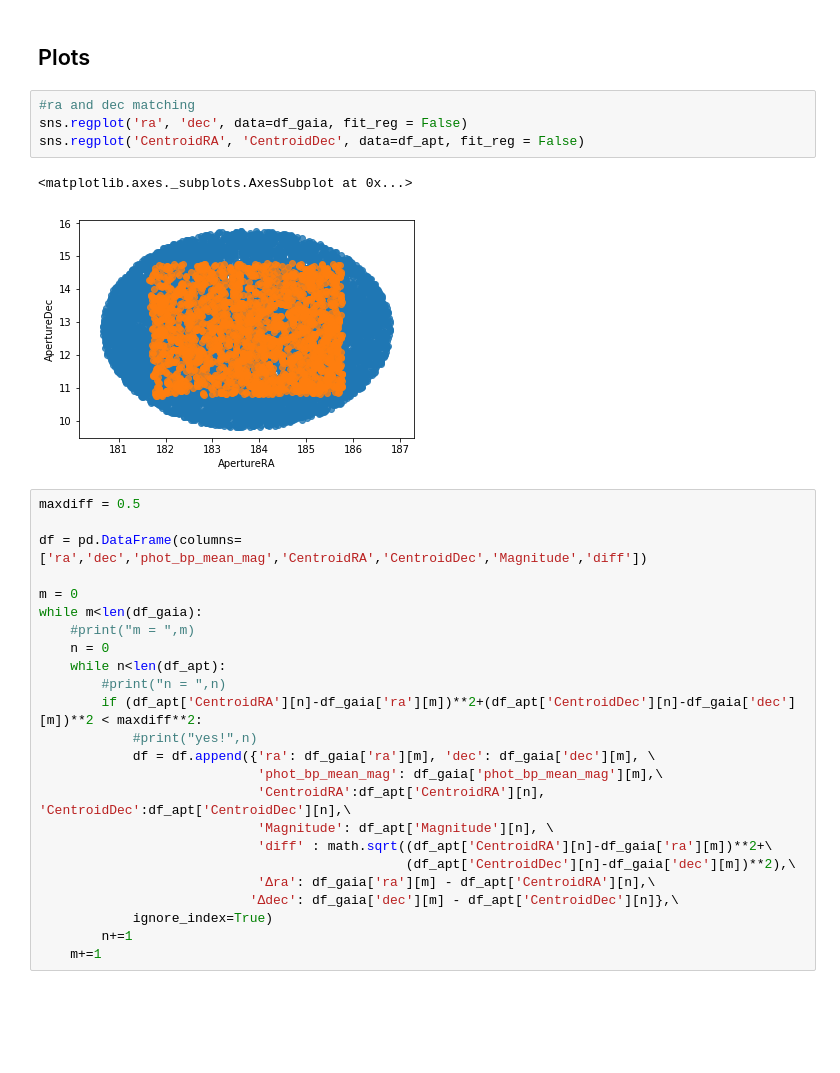
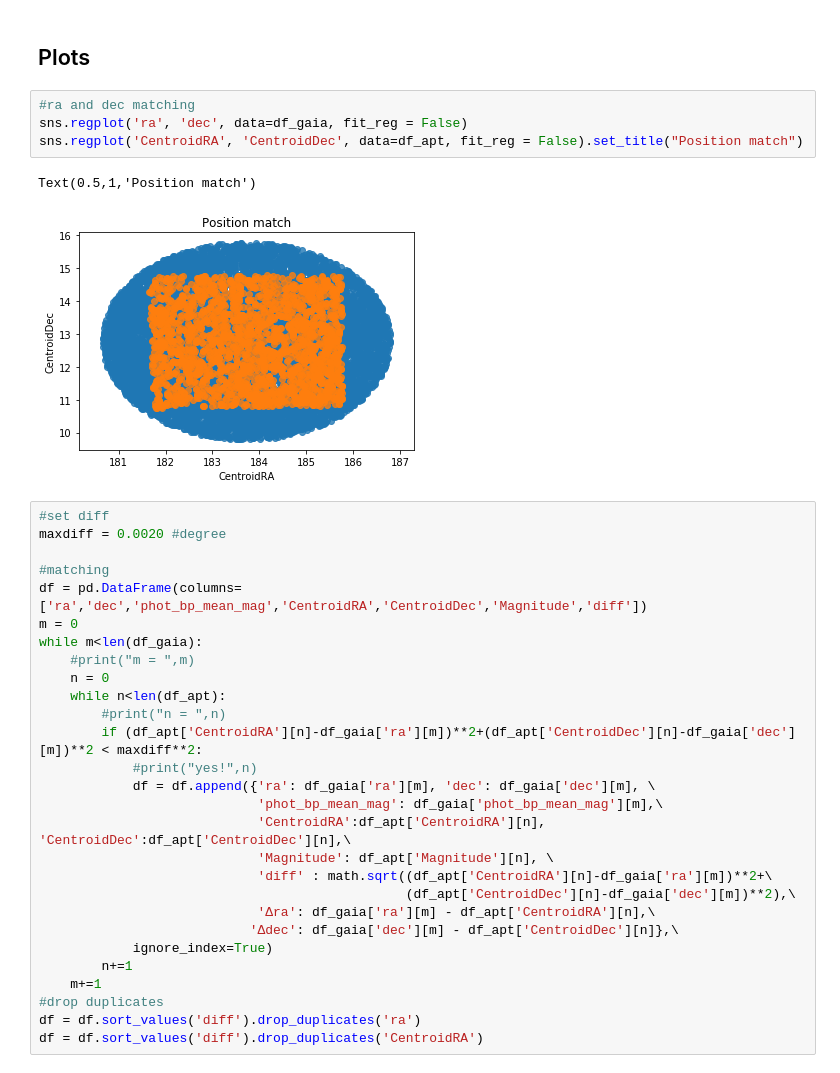
Before and after one commit to oliang2000/yerkes-plate-digitization, a Jupyter notebook: APT.ipynb, the cells around one changed output. Drawn from its saved outputs; the diff is of its cells as text; blank space fills up the shorter version.

Commit message:
A workflow with graphs produced
Still need to shorten computing time

```diff
--- a/APT.ipynb
+++ b/APT.ipynb
@@ -41,15 +40,16 @@ df_apt = df_apt_[['CentroidRA', 'CentroidDec','Magnitude', 'MagUncertainty']]
 # %%
 #ra and dec matching
 sns.regplot('ra', 'dec', data=df_gaia, fit_reg = False)
-sns.regplot('CentroidRA', 'CentroidDec', data=df_apt, fit_reg = False)
+sns.regplot('CentroidRA', 'CentroidDec', data=df_apt, fit_reg = False).set_title("Position match")
 # %% [output]
-<matplotlib.axes._subplots.AxesSubplot at 0x...>
+Text(0.5,1,'Position match')
-[figure, old version]
+[figure, new version]
 # %%
-maxdiff = 0.5
+#set diff
+maxdiff = 0.0020 #degree
 
+#matching
 df = pd.DataFrame(columns=['ra','dec','phot_bp_mean_mag','CentroidRA','CentroidDec','Magnitude','diff'])
-
 m = 0
 while m<len(df_gaia):
     #print("m = ",m)
@@ -69,3 +69,6 @@ while m<len(df_gaia):
             ignore_index=True)
         n+=1
     m+=1
+#drop duplicates
+df = df.sort_values('diff').drop_duplicates('ra')
+df = df.sort_values('diff').drop_duplicates('CentroidRA')
```
Also changed, not shown: parts of 14 cells of this notebook.
